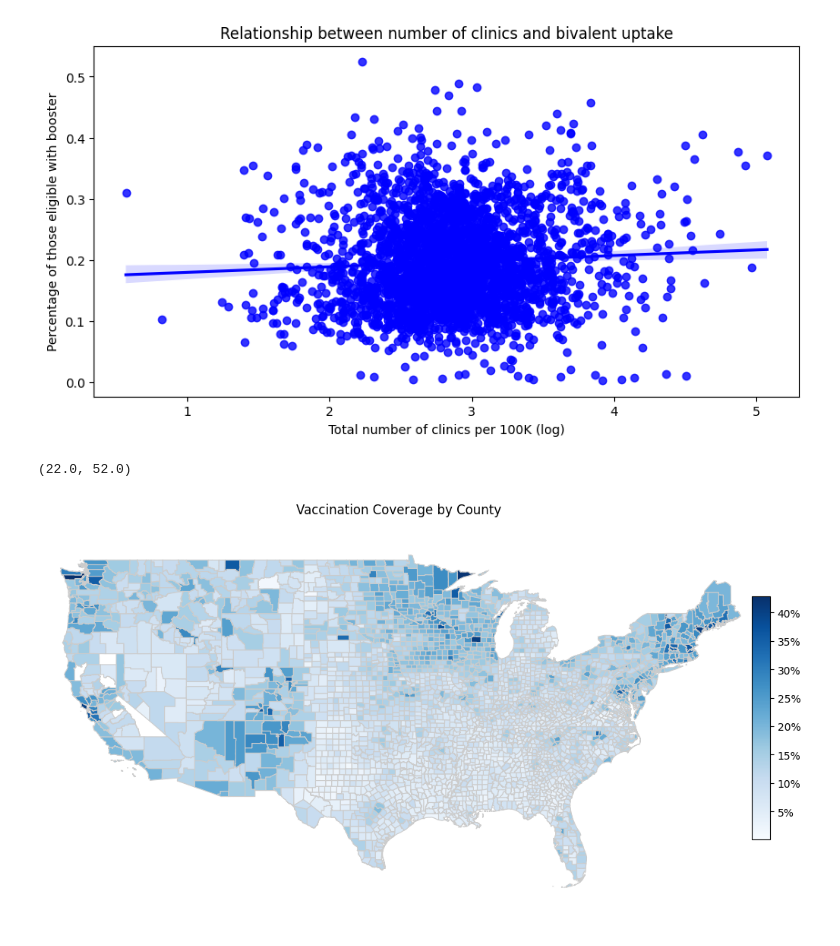
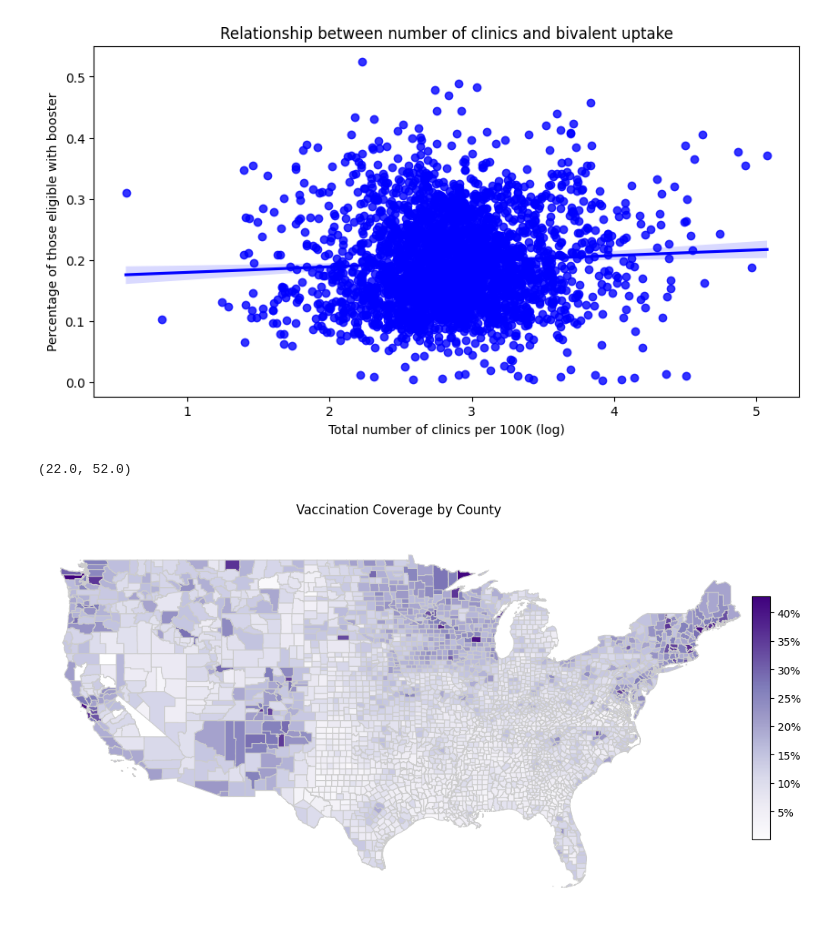
Before and after one commit to youribenadjaoud/mph-thesis, a Jupyter notebook: src/notebooks/county_level.ipynb, the cells around one changed output. Cells and saved outputs as stored; diff of their text form; code cells hidden in the pictures.

```diff
--- a/src/notebooks/county_level.ipynb
+++ b/src/notebooks/county_level.ipynb
@@ -913,0 +953,14 @@ demographics
+# %%
+# fix the geo ids in the dataset to object form
+
+urban_rural["GEOID"] = urban_rural["GEOID"].astype(str).str.split(".", n=1).str[0]
+
+
+def add_zero(x):
+    if len(x) == 4:
+        return "0" + x
+    else:
+        return x
+
+
+urban_rural["GEOID"] = urban_rural["GEOID"].apply(add_zero)
@@ -913,0 +983,8 @@ demographics
+# %%
+# find area of each count
+
+county_dist = us_map.copy()
+county_dist = county_dist.to_crs("epsg:6933")
+county_dist["km2_area"] = county_dist.geometry.area / 10**6
+
+area = county_dist[["GEOID", "km2_area"]]
@@ -955,6 +1052,8 @@ merged_df = (
     pd.merge(vaccinations, demographics, on="GEOID", how="left")
     .merge(voting, on="GEOID", how="left")
     .merge(grouped_centers, on="GEOID", how="left")
+    .merge(area, on="GEOID", how="left")
+    .merge(urban_rural, on="GEOID", how="left")
 )
 # %%
 # fill geo ids with NaN centers with zero
@@ -1179,30 +1309,30 @@ ax.set(title="Relationship between number of clinics and bivalent uptake")
 [Text(0.5, 1.0, 'Relationship between number of clinics and bivalent uptake')]
 [figure]
 # %%
-vaccinations_map = pd.merge(us_map, vaccinations, on="GEOID", how="left")
+final_map = pd.merge(us_map, final_df, on="GEOID", how="left")
 # %%
 # plot the vaccination coverage on a map of the US
 
 fig, ax = plt.subplots(figsize=(12, 8))
-vaccinations_map.plot(
-    column="bivalent_5plus_pct", cmap="Blues", linewidth=0.8, ax=ax, edgecolor="0.8"
+final_map.plot(
+    column="bivalent_5plus_pct", cmap="Purples", linewidth=0.8, ax=ax, edgecolor="0.8"
 )
 
 vmin, vmax = (
     merged_df["bivalent_5plus_pct"].min(),
     merged_df["bivalent_5plus_pct"].max(),
 )
-sm = plt.cm.ScalarMappable(cmap="Blues", norm=plt.Normalize(vmin=vmin, vmax=vmax))
+sm = plt.cm.ScalarMappable(cmap="Purples", norm=plt.Normalize(vmin=vmin, vmax=vmax))
 sm._A = []
 
 cbar_ax = fig.add_axes([0.9, 0.3, 0.02, 0.4])
 cbar = fig.colorbar(sm, cax=cbar_ax, format="%d%%")
 
 ax.set_title("Vaccination Coverage by County")
 ax.set_axis_off()
 
 ax.set_xlim([-126, -66])
 ax.set_ylim([22, 52])
 # %% [output]
 (22.0, 52.0)
-[figure, old version]
+[figure, new version]
```
Also changed, not shown: parts of 25 cells of this notebook.
